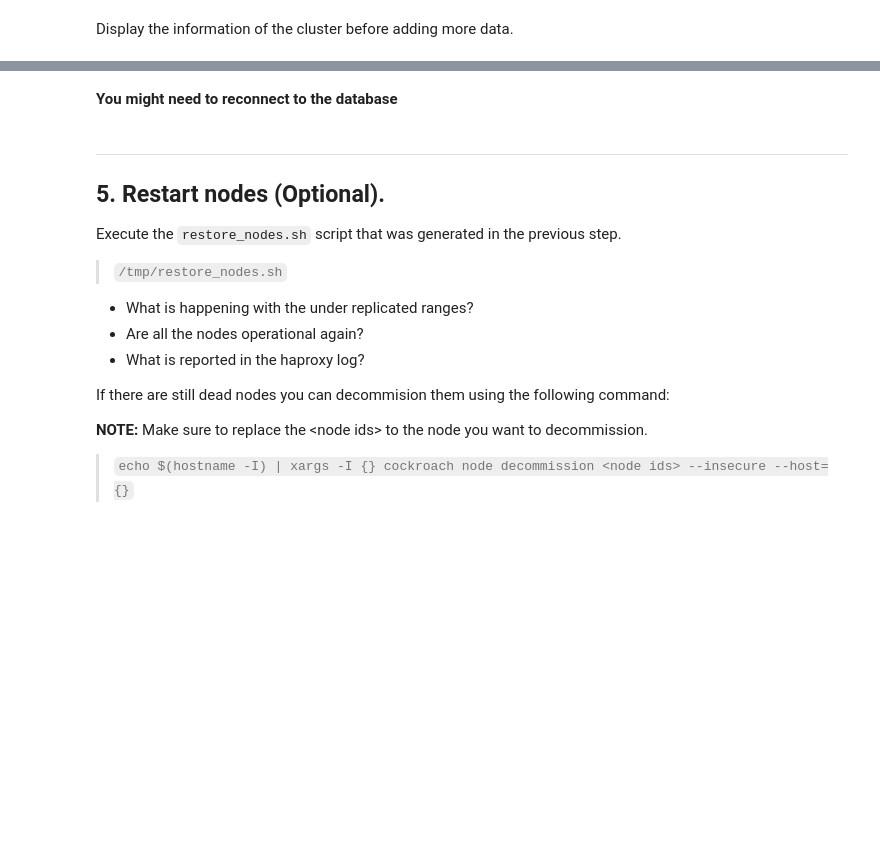
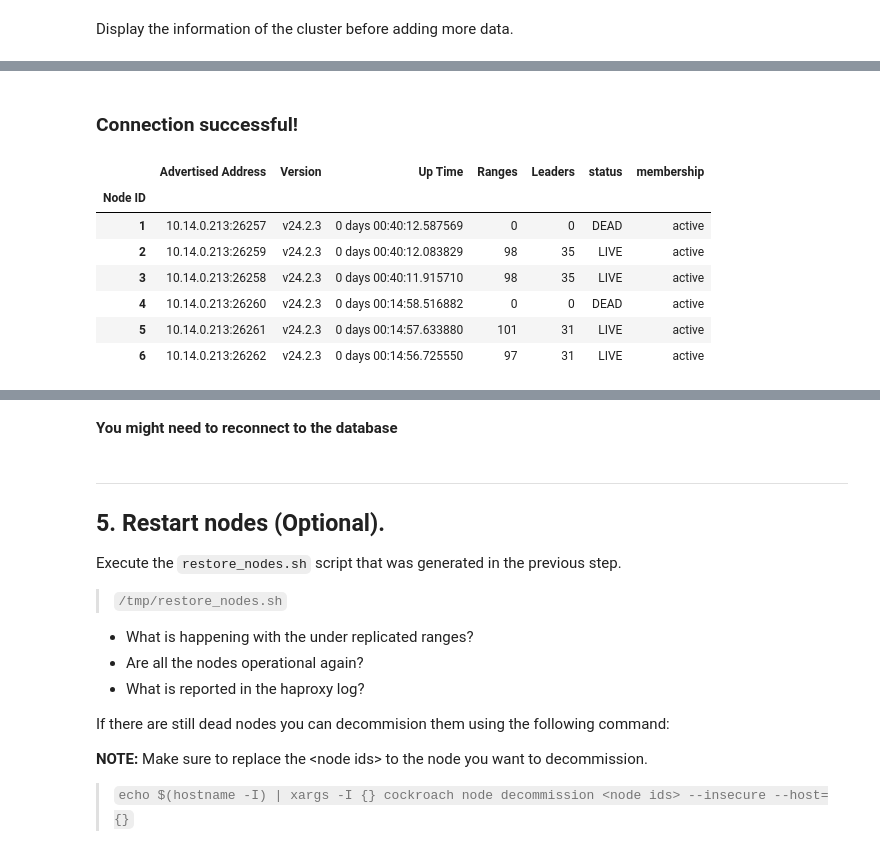
Before and after one commit to ainfanzon/Cockroach_IAM_Workshop, a Jupyter notebook: GCP_Colab_notebooks/Exercise_02.ipynb, the cells around one changed output, grey strips where cells are left out. Saved outputs shown, nothing was run; the diff lists cells and outputs as text; code cells hidden in the pictures; blank space fills up the shorter version.

```diff
--- a/GCP_Colab_notebooks/Exercise_02.ipynb
+++ b/GCP_Colab_notebooks/Exercise_02.ipynb
@@ -65,7 +65,7 @@ try:
     conn = psycopg2.connect(
         database = 'defaultdb'
       , user = 'root'
-      , host = '<Your PUBLIC IP>'      # Use the PUBLIC IP
+      , host = '34.220.178.103'      # Use the PUBLIC IP
       , port = '26257'
       , sslmode = 'disable'
     )
@@ -213,36 +218,46 @@ try:
     conn = psycopg2.connect(
         database = 'northwind'
       , user = 'root'
-      , host = '<Your PUBLIC IP>'     # Use the PUBLIC IP
+      , host = '34.220.178.103'     # Use the PUBLIC IP
       , port = '26276'            # This is the HAProxy listening port
       , sslmode = 'disable'
     )
     display(Markdown("### Connection successful!"))
     cursor = conn.cursor()
 except psycopg2.OperationalError as e:
     print(f"Error connecting to database: {e}")
 
 try:
     cursor = conn.cursor()
     cursor.execute("""
         SELECT gn.node_id AS "Node ID"
              , gn.advertise_sql_address AS "Advertised Address"
              , gn.build_tag AS "Version"
              , current_timestamp() AT TIME ZONE 'UTC' - gn.started_at AS "Up Time"
              , "ranges" AS "Ranges"
              , leases AS "Leaders"
              , CASE WHEN is_live THEN 'LIVE' ELSE 'DEAD' END AS "status"
              , gl.membership
         FROM crdb_internal.gossip_nodes AS gn JOIN crdb_internal.gossip_liveness AS gl USING(node_id)
         """)
     result_set = cursor.fetchall()
     df_result_set = pd.DataFrame(result_set, columns=[desc[0] for desc in cursor.description])
     df_result_set.set_index('Node ID', inplace=True)
     display(df_result_set)
     cursor.close()
 except psycopg2.OperationalError as e:
     cursor.close()
     conn.commit()
+# %% [output]
+### Connection successful!
+|  | Advertised Address | Version | Up Time | Ranges | Leaders | status | membership |
+| Node ID |  |  |  |  |  |  |  |
+| 1 | 10.14.0.213:26257 | v24.2.3 | 0 days 00:40:12.587569 | 0 | 0 | DEAD | active |
+| 2 | 10.14.0.213:26259 | v24.2.3 | 0 days 00:40:12.083829 | 98 | 35 | LIVE | active |
+| 3 | 10.14.0.213:26258 | v24.2.3 | 0 days 00:40:11.915710 | 98 | 35 | LIVE | active |
+| 4 | 10.14.0.213:26260 | v24.2.3 | 0 days 00:14:58.516882 | 0 | 0 | DEAD | active |
+| 5 | 10.14.0.213:26261 | v24.2.3 | 0 days 00:14:57.633880 | 101 | 31 | LIVE | active |
+| 6 | 10.14.0.213:26262 | v24.2.3 | 0 days 00:14:56.725550 | 97 | 31 | LIVE | active |
 # %% [markdown]
 #### Few points to note
 
```
Also changed, not shown: parts of 6 cells of this notebook.
